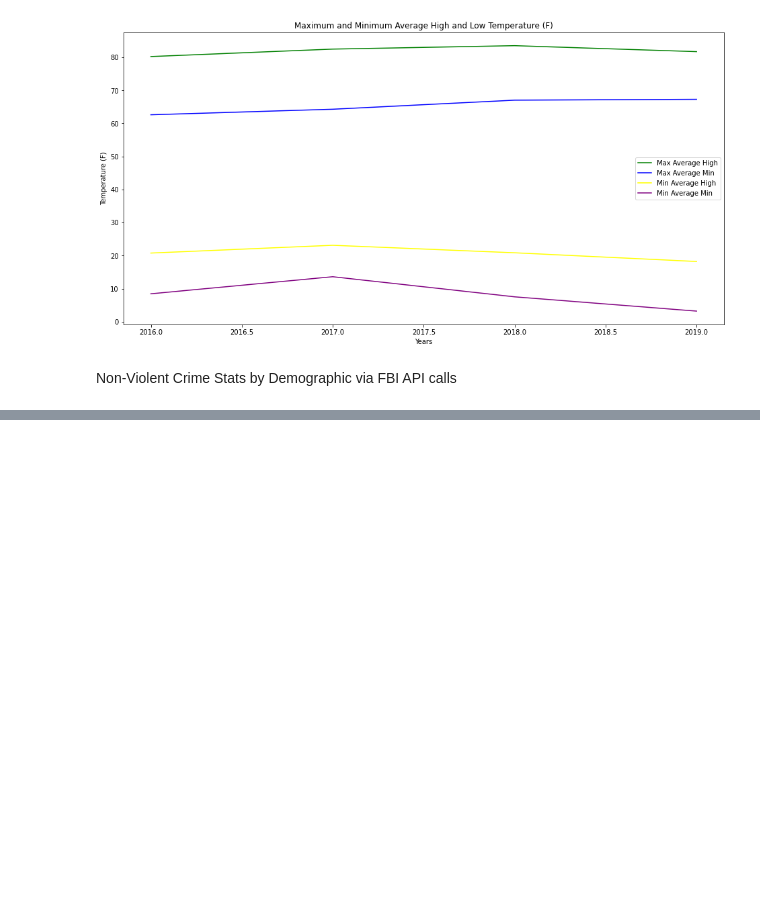
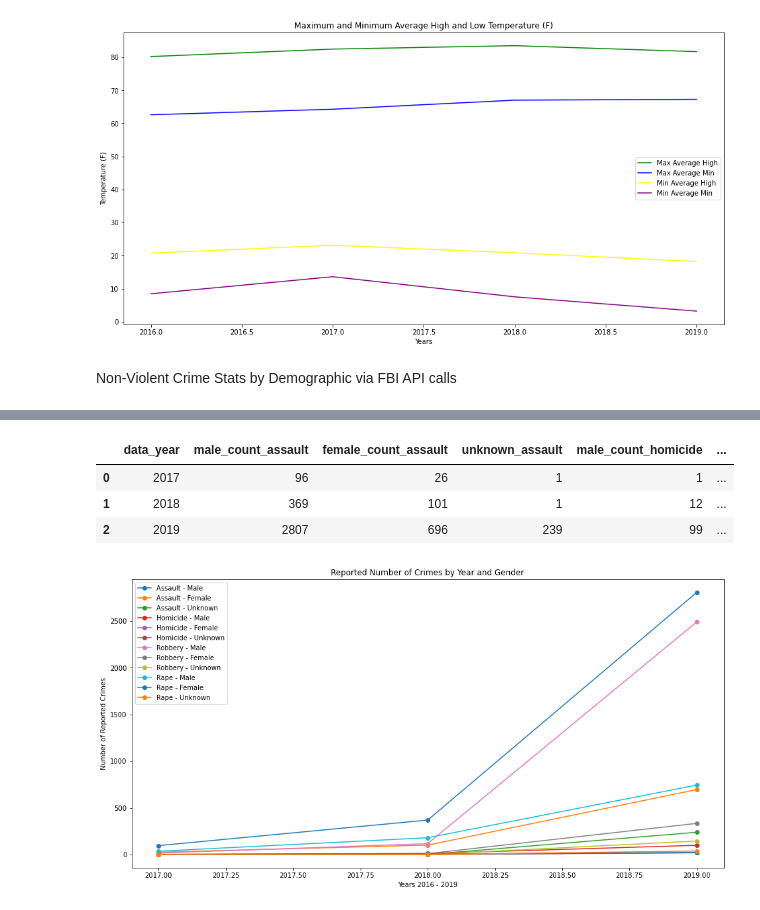
Before and after one commit to teenastewart/Project_1, a Jupyter notebook: Teena/Project 1 notebook.ipynb, the cells around one changed output, grey strips where cells are left out. Cells and saved outputs as stored; diff of their text form; code cells hidden in the pictures; blank space fills up the shorter version.

Commit message:
Editing code to run plots for violent crime

```diff
--- a/Teena/Project 1 notebook.ipynb
+++ b/Teena/Project 1 notebook.ipynb
@@ -640,0 +381,7 @@ plt.show()
+# %%
+# converting API JSON results to dataframe
+rape_data = {}
+rape_data = rape_stats[0]
+rape_dict = rape_data.get("results")
+rape_df = pd.DataFrame(rape_dict)
+rape_df
@@ -640,0 +394,41 @@ plt.show()
+# %%
+# combining the 4 non-violent crimes dataframes and clenaing up the columns
+gender_data_df = assault_df.merge(homicide_df, on='data_year')
+gender_data_df = gender_data_df.rename(columns={"male_count_x":"male_count_assault", "female_count_x":"female_count_assault", "unknown_x":"unknown_assault", "male_count_y":"male_count_homicide", "female_count_y":"female_count_homicide", "unknown_y":"unknown_homicide"})
+gender_data_df = gender_data_df.drop('description_x', axis = 1)
+gender_data_df = gender_data_df.drop('description_y', axis = 1)
+gender_data_df = gender_data_df.merge(robbery_df, on='data_year')
+gender_data_df = gender_data_df.rename(columns={"male_count":"male_count_robbery", "female_count":"female_count_robbery", "unknown":"unknown_robbery"})
+gender_data_df = gender_data_df.merge(rape_df, on='data_year')
+gender_data_df = gender_data_df.rename(columns={"male_count":"male_count_rape", "female_count":"female_count_rape", "unknown":"unknown_rape"})
+gender_data_df = gender_data_df[['data_year', 'male_count_assault', 'female_count_assault', 'unknown_assault', 'male_count_homicide', 'female_count_homicide', 'unknown_homicide', 'male_count_robbery', 'female_count_robbery', 'unknown_robbery', 'male_count_rape', 'female_count_rape', 'unknown_rape']]
+gender_data_df
+# %% [output]
+|  | data_year | male_count_assault | female_count_assault | unknown_assault | male_count_homicide | ... |
+| 0 | 2017 | 96 | 26 | 1 | 1 | ... |
+| 1 | 2018 | 369 | 101 | 1 | 12 | ... |
+| 2 | 2019 | 2807 | 696 | 239 | 99 | ... |
+# %%
+# Plotting the non-violent crime data by gender
+plt.figure(figsize=(16, 8))
+plt.xlabel('Years 2016 - 2019')
+plt.ylabel('Number of Reported Crimes')
+plt.title('Reported Number of Crimes by Year and Gender')
+# plt.xticks(rotation = 45)
+plt.plot(gender_data_df['data_year'], gender_data_df['male_count_assault'], marker ='o', label='Assault - Male')
+plt.plot(gender_data_df['data_year'], gender_data_df['female_count_assault'], marker ='o', label='Assault - Female')
+plt.plot(gender_data_df['data_year'], gender_data_df['unknown_assault'], marker ='o', label='Assault - Unknown')
+plt.plot(gender_data_df['data_year'], gender_data_df['male_count_homicide'], marker ='o', label='Homicide - Male')
+plt.plot(gender_data_df['data_year'], gender_data_df['female_count_homicide'], marker ='o', label='Homicide - Female')
+plt.plot(gender_data_df['data_year'], gender_data_df['unknown_homicide'], marker ='o', label='Homicide - Unknown')
+plt.plot(gender_data_df['data_year'], gender_data_df['male_count_robbery'], marker ='o', label='Robbery - Male')
+plt.plot(gender_data_df['data_year'], gender_data_df['female_count_robbery'], marker ='o', label='Robbery - Female')
+plt.plot(gender_data_df['data_year'], gender_data_df['unknown_robbery'], marker ='o', label='Robbery - Unknown')
+plt.plot(gender_data_df['data_year'], gender_data_df['male_count_rape'], marker ='o', label='Rape - Male')
+plt.plot(gender_data_df['data_year'], gender_data_df['female_count_rape'], marker ='o', label='Rape - Female')
+plt.plot(gender_data_df['data_year'], gender_data_df['unknown_rape'], marker ='o', label='Rape - Unknown')
+plt.legend()
+plt.savefig('Reported Number of Crimes by Year and Gender.png')
+plt.show()
+# %% [output]
+[figure, added]
```
Also changed, not shown: parts of 47 cells of this notebook, 10 other files.
